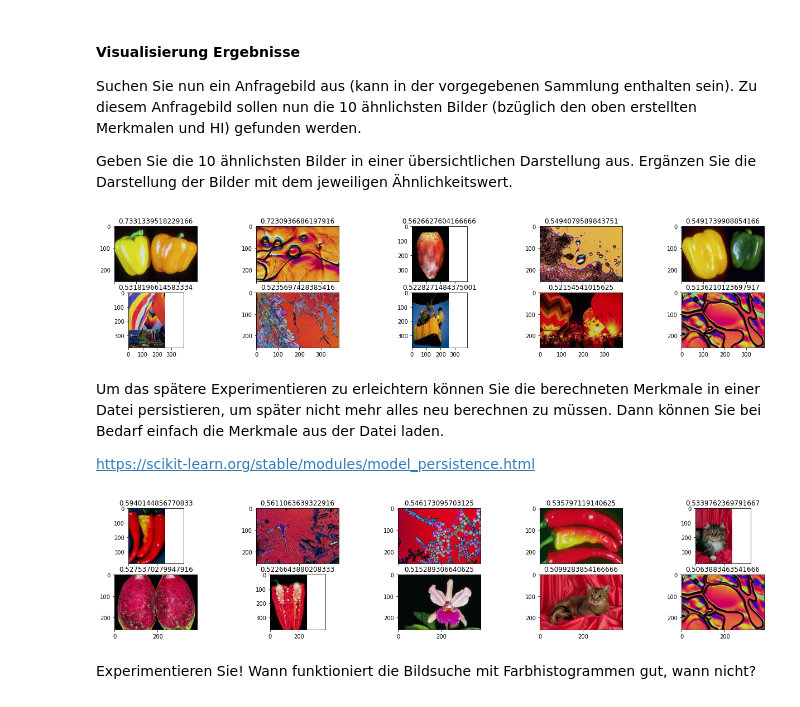
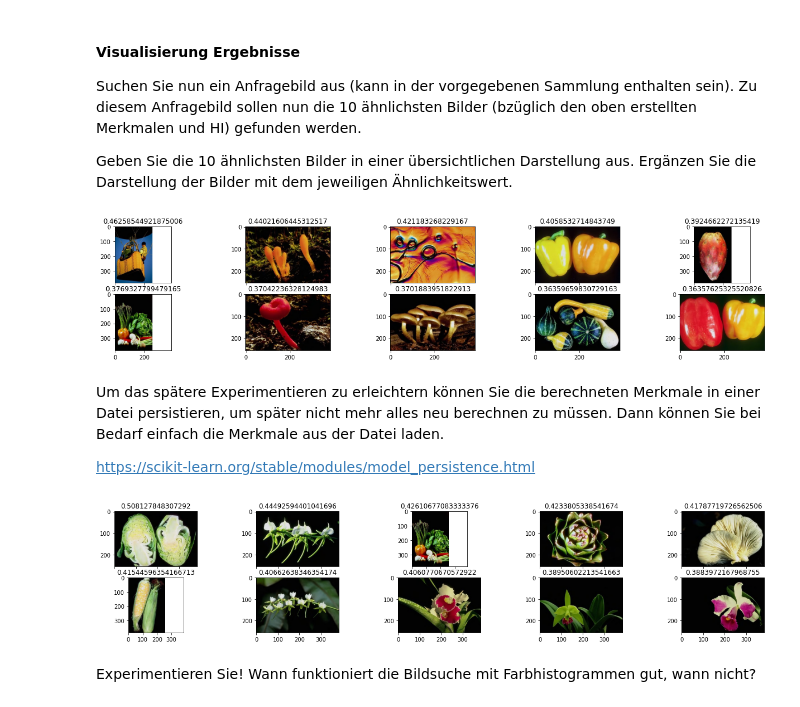
Before and after one commit to Bassadin/ML-for-CV-INM1, a Jupyter notebook: Tasks/Practical_04/Praktikum04_Bildsuche_mit_Merkmalen.ipynb, the cells around one changed output. Cells and saved outputs as stored; diff of their text form; code cells hidden in the pictures.

```diff
--- a/Tasks/Practical_04/Praktikum04_Bildsuche_mit_Merkmalen.ipynb
+++ b/Tasks/Practical_04/Praktikum04_Bildsuche_mit_Merkmalen.ipynb
@@ -75,7 +72,7 @@ https://docs.scipy.org/doc/numpy/reference/generated/numpy.histogramdd.html
 def hsvHistogramForRgbImage(imageFileName):
     img = io.imread(imageFileName)
     hsv_img = rgb2hsv(img).reshape(-1, 3)
-    hist, edges = np.histogramdd(hsv_img, bins=(5, 3, 3))
+    hist, edges = np.histogramdd(hsv_img, bins=(10, 10, 10))
     hist = hist.flatten()
     hist = hist / sum(hist)
     return hist
@@ -83,6 +80,6 @@ def hsvHistogramForRgbImage(imageFileName):
 histogram_data = hsvHistogramForRgbImage("wangCustom10/mushroom/208009.jpg")
 
 print(histogram_data.shape)
-plt.hist(histogram_data, bins=45)
+plt.hist(histogram_data, bins=1000)
 plt.show()
 # %% [output]
@@ -97,7 +94,7 @@ den Histogram-Intersection Wert zurückgibt.
 def histogram_intersection(h1, h2):
     sm = 0
     # Use 45 bins here also
-    for i in range(45):
+    for i in range(1000):
         sm += min(h1[i], h2[i])
     return sm
 
@@ -188,7 +185,7 @@ showTenImagesGridWithSimilarityScore(
     getFirstTenSimilarImages("wangCustom10/vegtable\\169041.jpg")
 )
 # %% [output]
-[figure, old version]
+[figure, new version]
 # %% [markdown]
 Um das spätere Experimentieren zu erleichtern können Sie die berechneten Merkmale in einer Datei persistieren, um später nicht mehr alles neu berechnen zu müssen. Dann können Sie bei Bedarf einfach die Merkmale aus der Datei laden.
 
@@ -202,11 +199,11 @@ with open("images_hist_db.pkl", "wb") as f:
 # %%
 with open("images_hist_db.pkl", "rb") as f:
     images_db = pickle.load(f)
 
 showTenImagesGridWithSimilarityScore(
-    getFirstTenSimilarImages("wangCustom10/vegtable\\169004.jpg")
+    getFirstTenSimilarImages("wangCustom10/vegtable\\169008.jpg")
 )
 # %% [output]
-[figure, old version]
+[figure, new version]
 # %% [markdown]
 Experimentieren Sie! Wann funktioniert die Bildsuche mit Farbhistogrammen gut, wann nicht?
```
Also changed, not shown: parts of 3 cells of this notebook, 1 other file.
